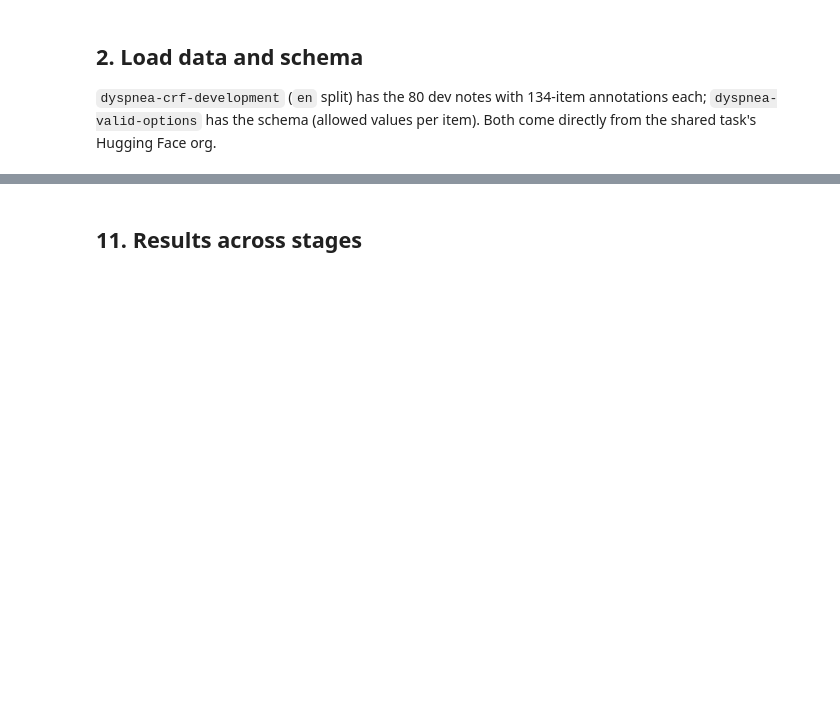
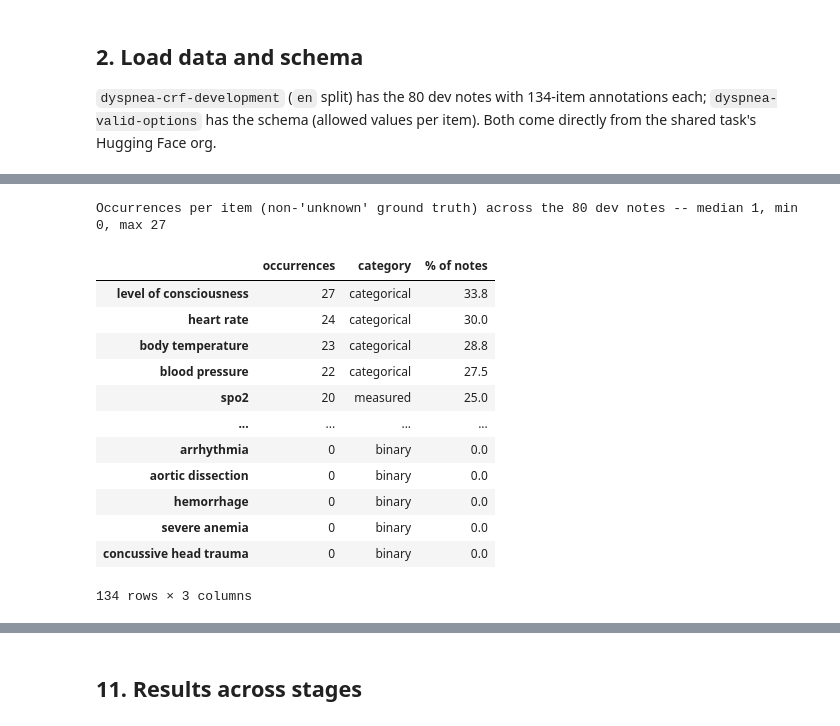
Before and after one commit to vittot/ISCB-NLP-Course-2026, a Jupyter notebook: notebooks/ex4_llm_prompting.ipynb, the cells around one changed output, grey strips where cells are left out. Saved outputs shown, nothing was run; the diff lists cells and outputs as text; code cells hidden in the pictures; blank space fills up the shorter version.

```diff
--- a/notebooks/ex4_llm_prompting.ipynb
+++ b/notebooks/ex4_llm_prompting.ipynb
@@ -121,0 +169,31 @@ print(f"binary={len(binary_items)}  categorical={len(categorical_items)}  measur
+# %%
+item_occurrences = pd.Series({
+    item: sum(1 for doc_gold in gold.values() if doc_gold.get(item, "unknown") != "unknown")
+    for item in item_to_opts
+}, name="occurrences").sort_values(ascending=False)
+
+item_category = {item: ("binary" if item in binary_items else "categorical" if item in categorical_items else "measured")
+                 for item in item_to_opts}
+
+item_occurrences_df = item_occurrences.to_frame()
+item_occurrences_df["category"] = item_occurrences_df.index.map(item_category)
+item_occurrences_df["% of notes"] = (100 * item_occurrences_df["occurrences"] / len(notes)).round(1)
+
+print(f"Occurrences per item (non-'unknown' ground truth) across the {len(notes)} dev notes -- "
+      f"median {item_occurrences.median():.0f}, min {item_occurrences.min()}, max {item_occurrences.max()}")
+item_occurrences_df
+# %% [output]
+Occurrences per item (non-'unknown' ground truth) across the 80 dev notes -- median 1, min 0, max 27
+|  | occurrences | category | % of notes |
+| level of consciousness | 27 | categorical | 33.8 |
+| heart rate | 24 | categorical | 30.0 |
+| body temperature | 23 | categorical | 28.8 |
+| blood pressure | 22 | categorical | 27.5 |
+| spo2 | 20 | measured | 25.0 |
+| ... | ... | ... | ... |
+| arrhythmia | 0 | binary | 0.0 |
+| aortic dissection | 0 | binary | 0.0 |
+| hemorrhage | 0 | binary | 0.0 |
+| severe anemia | 0 | binary | 0.0 |
+| concussive head trauma | 0 | binary | 0.0 |
+134 rows × 3 columns
```
Also changed, not shown: parts of 40 cells of this notebook, 5 other files.
